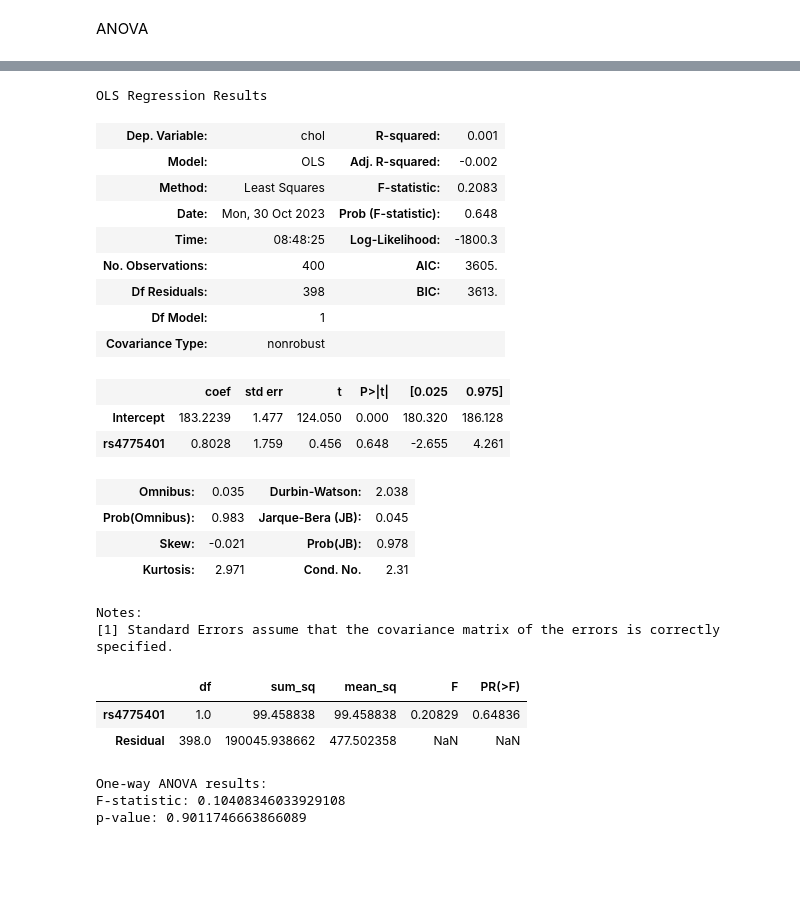
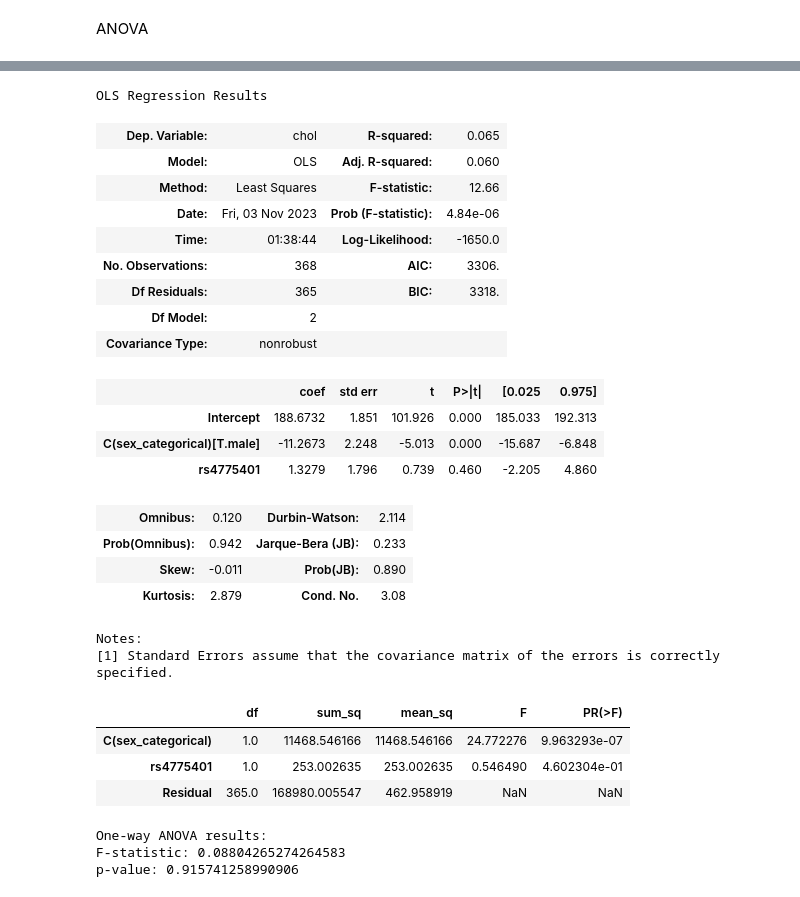
Before and after one commit to bpkindo/KY_ASA_Short_Course_Nov2023, a Jupyter notebook: code/03_IntroToPython - More Data Exploration and Statistical Models.ipynb, the cells around one changed output, grey strips where cells are left out. Cells and saved outputs as stored; diff of their text form; code cells hidden in the pictures; blank space fills up the shorter version.

```diff
--- a/code/03_IntroToPython - More Data Exploration and Statistical Models.ipynb
+++ b/code/03_IntroToPython - More Data Exploration and Statistical Models.ipynb
@@ -275,26 +284,30 @@ df.groupby('rs4775401').agg({'chol': np.mean})
+# %%
+#sex as categorical variable where 1 is female and 0 is male
+df['sex_categorical'] = np.where(df['sex'] == 1.0, 'female', 'male')
 # %%
 #anova for chol by rs4775401
 import statsmodels.formula.api as smf
-model2 = smf.ols('chol ~ rs4775401', data=df).fit()
+model2 = smf.ols('chol ~ rs4775401 + C(sex_categorical)', data=df).fit()
 model2.summary()
 # %% [output]
 OLS Regression Results
-| Dep. Variable: | chol | R-squared: | 0.001 |
-| Model: | OLS | Adj. R-squared: | -0.002 |
-| Method: | Least Squares | F-statistic: | 0.2083 |
-| Date: | Mon, 30 Oct 2023 | Prob (F-statistic): | 0.648 |
-| Time: | 08:48:25 | Log-Likelihood: | -1800.3 |
-| No. Observations: | 400 | AIC: | 3605. |
-| Df Residuals: | 398 | BIC: | 3613. |
-| Df Model: | 1 |  |  |
+| Dep. Variable: | chol | R-squared: | 0.065 |
+| Model: | OLS | Adj. R-squared: | 0.060 |
+| Method: | Least Squares | F-statistic: | 12.66 |
+| Date: | Fri, 03 Nov 2023 | Prob (F-statistic): | 4.84e-06 |
+| Time: | 01:38:44 | Log-Likelihood: | -1650.0 |
+| No. Observations: | 368 | AIC: | 3306. |
+| Df Residuals: | 365 | BIC: | 3318. |
+| Df Model: | 2 |  |  |
 | Covariance Type: | nonrobust |  |  |
 |  | coef | std err | t | P>|t| | [0.025 | 0.975] |
-| Intercept | 183.2239 | 1.477 | 124.050 | 0.000 | 180.320 | 186.128 |
-| rs4775401 | 0.8028 | 1.759 | 0.456 | 0.648 | -2.655 | 4.261 |
+| Intercept | 188.6732 | 1.851 | 101.926 | 0.000 | 185.033 | 192.313 |
+| C(sex_categorical)[T.male] | -11.2673 | 2.248 | -5.013 | 0.000 | -15.687 | -6.848 |
+| rs4775401 | 1.3279 | 1.796 | 0.739 | 0.460 | -2.205 | 4.860 |
-| Omnibus: | 0.035 | Durbin-Watson: | 2.038 |
-| Prob(Omnibus): | 0.983 | Jarque-Bera (JB): | 0.045 |
-| Skew: | -0.021 | Prob(JB): | 0.978 |
-| Kurtosis: | 2.971 | Cond. No. | 2.31 |
+| Omnibus: | 0.120 | Durbin-Watson: | 2.114 |
+| Prob(Omnibus): | 0.942 | Jarque-Bera (JB): | 0.233 |
+| Skew: | -0.011 | Prob(JB): | 0.890 |
+| Kurtosis: | 2.879 | Cond. No. | 3.08 |
 Notes:
 [1] Standard Errors assume that the covariance matrix of the errors is correctly specified.
 # %%
@@ -302,8 +315,9 @@ Notes:
 sm.stats.anova_lm(model2)
 # %% [output]
 |  | df | sum_sq | mean_sq | F | PR(>F) |
-| rs4775401 | 1.0 | 99.458838 | 99.458838 | 0.20829 | 0.64836 |
-| Residual | 398.0 | 190045.938662 | 477.502358 | NaN | NaN |
+| C(sex_categorical) | 1.0 | 11468.546166 | 11468.546166 | 24.772276 | 9.963293e-07 |
+| rs4775401 | 1.0 | 253.002635 | 253.002635 | 0.546490 | 4.602304e-01 |
+| Residual | 365.0 | 168980.005547 | 462.958919 | NaN | NaN |
 # %%
 #One-way ANOVA (not assuming equal variances)
 oneway_ova = stats.f_oneway(df.chol[df.rs4775401 == 0],
@@ -315,5 +329,5 @@ print('F-statistic:', oneway_ova[0])
 print('p-value:', oneway_ova[1])
 # %% [output]
 One-way ANOVA results:
-F-statistic: 0.10408346033929108
-p-value: 0.9011746663866089
+F-statistic: 0.08804265274264583
+p-value: 0.915741258990906
```
Also changed, not shown: parts of 19 cells of this notebook, 1 other file.
